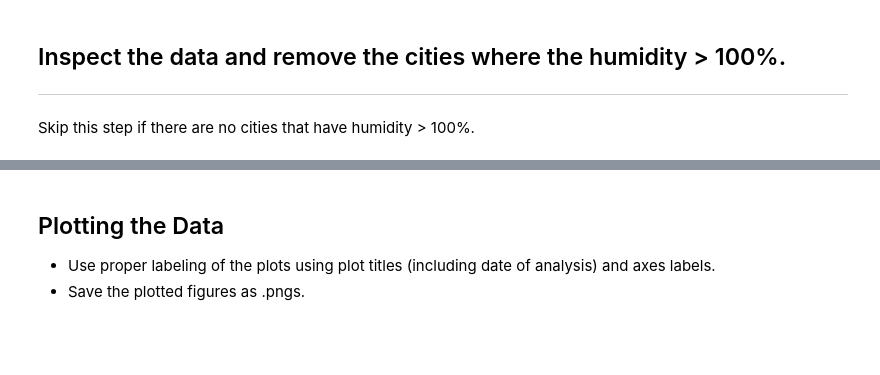
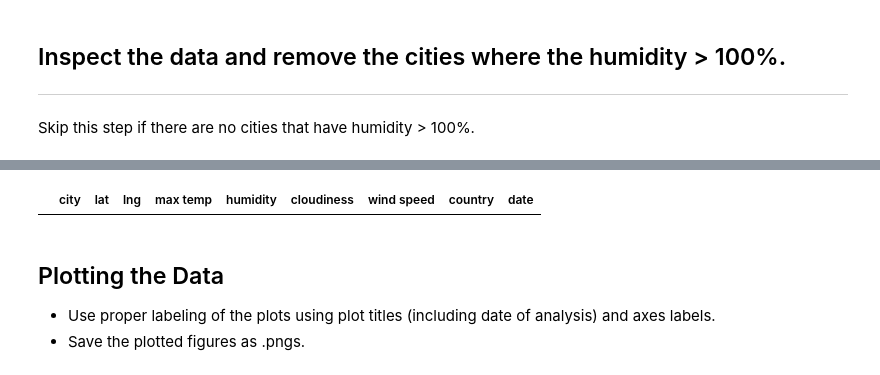
Before and after one commit to drrobb04/python-api-challenge, a Jupyter notebook: WeatherPy/WeatherPy.ipynb, the cells around one changed output, grey strips where cells are left out. Drawn from its saved outputs; the diff is of its cells as text; code cells hidden in the pictures; blank space fills up the shorter version.

```diff
--- a/WeatherPy/WeatherPy.ipynb
+++ b/WeatherPy/WeatherPy.ipynb
@@ -234,3 +162,10 @@ Int64Index([], dtype='int64')
+# %%
+#check to see if there are any humidity values above 100
+filtered_df = data_df[data_df['humidity'] > 100]
+filtered_df
+#filtered_df is empty which means there are no cities with humidity values over 100
+# %% [output]
+|  | city | lat | lng | max temp | humidity | cloudiness | wind speed | country | date |
 # %% [markdown]
 ## Plotting the Data
 * Use proper labeling of the plots using plot titles (including date of analysis) and axes labels.
```
Also changed, not shown: parts of 9 cells of this notebook.
